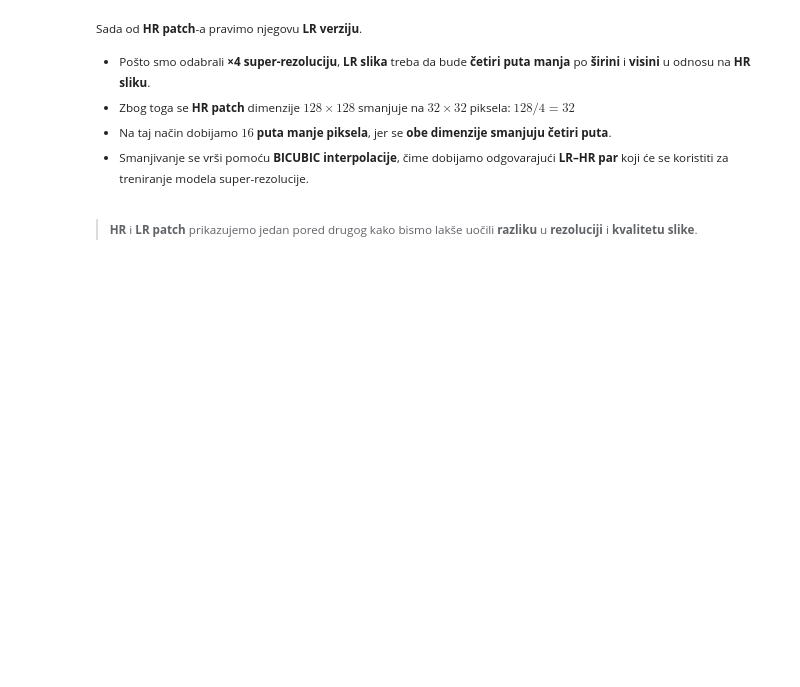
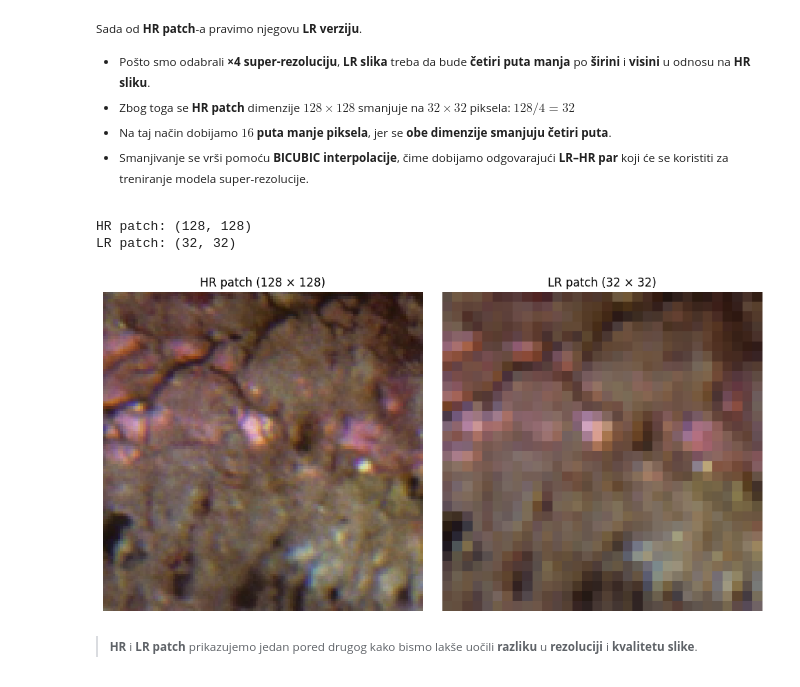
Before and after one commit to NatalijaLazic/Rekonstrukcija-i-super-rezolucija-istorijskih-slika, a Jupyter notebook: 02_Data_Preparation.ipynb, the cells around one changed output. Saved outputs shown, nothing was run; the diff lists cells and outputs as text; code cells hidden in the pictures; blank space fills up the shorter version.

```diff
--- a/02_Data_Preparation.ipynb
+++ b/02_Data_Preparation.ipynb
@@ -98,6 +99,29 @@ Sada od **HR patch**-a pravimo njegovu **LR verziju**.
 - Smanjivanje se vrši pomoću **BICUBIC interpolacije**, čime dobijamo odgovarajući **LR–HR par** koji će se koristiti za treniranje modela super-rezolucije.
 
 </small>
+# %%
+lr_patch = hr_patch.resize((LR_SIZE, LR_SIZE),Image.Resampling.BICUBIC)
+
+print("HR patch:", hr_patch.size)
+print("LR patch:", lr_patch.size)
+
+# Prikaz HR i LR patch-a
+fig, axes = plt.subplots(1, 2, figsize=(10, 5))
+
+axes[0].imshow(hr_patch)
+axes[0].set_title("HR patch (128 × 128)")
+axes[0].axis("off")
+
+axes[1].imshow(lr_patch)
+axes[1].set_title("LR patch (32 × 32)")
+axes[1].axis("off")
+
+plt.tight_layout()
+plt.show()
+# %% [output]
+HR patch: (128, 128)
+LR patch: (32, 32)
+[figure, added]
 # %% [markdown]
 <small>
 
```
Also changed, not shown: parts of 1 cell of this notebook.
